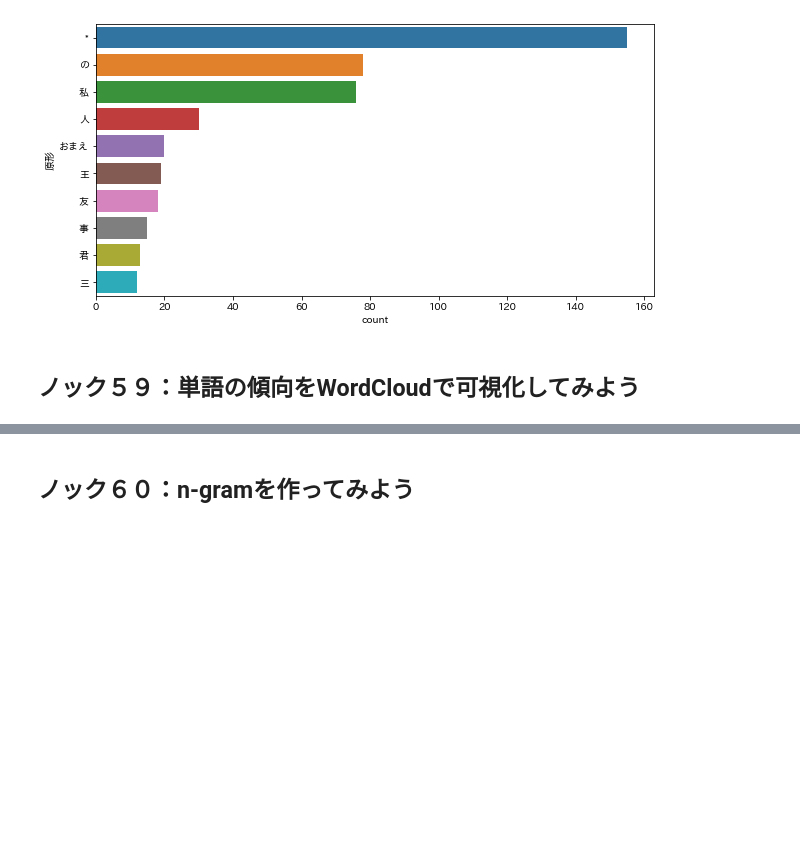
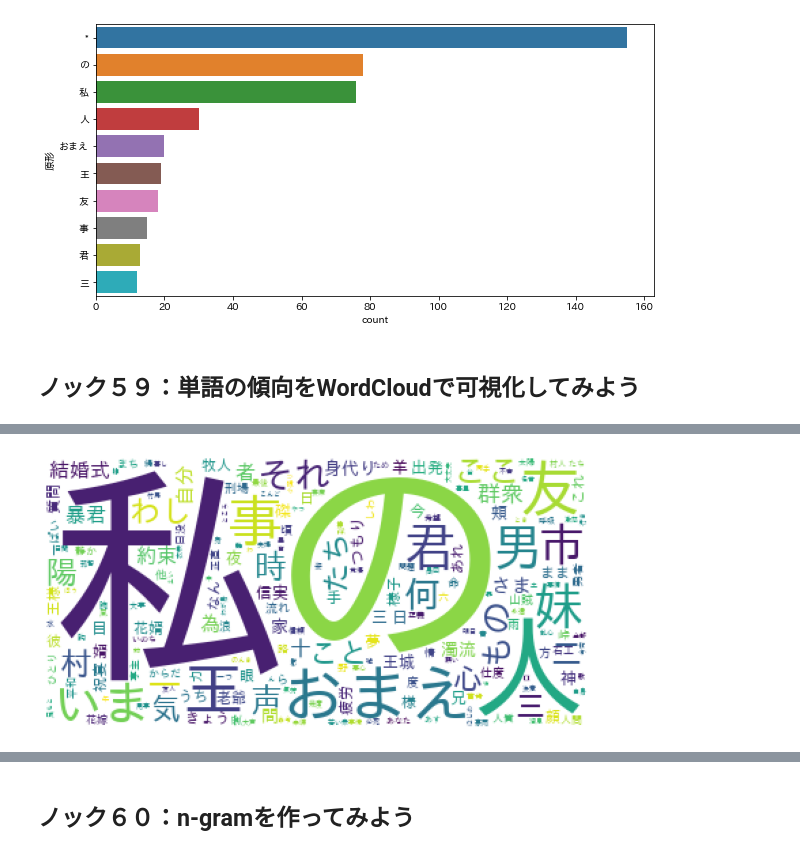
Before and after one commit to winuim/python-process-visualization-100, a Jupyter notebook: chapter-4/src/chapter-4.ipynb, the cells around one changed output, grey strips where cells are left out. Drawn from its saved outputs; the diff is of its cells as text; code cells hidden in the pictures; blank space fills up the shorter version.

```diff
--- a/chapter-4/src/chapter-4.ipynb
+++ b/chapter-4/src/chapter-4.ipynb
@@ -341,0 +356,9 @@ sns.barplot(x=count["count"], y=count["原形"])
+# %%
+cloud = WordCloud(background_color="white", font_path=font_path, regexp="[\w']+").generate(" ".join(noun["原形"].values))
+plt.figure(figsize=(10,5))
+plt.imshow(cloud)
+plt.axis("off")
+plt.savefig("../data/wc_noun_base_1.png")
+plt.show()
+# %% [output]
+[figure, added]
```
Also changed, not shown: parts of 4 cells of this notebook.
